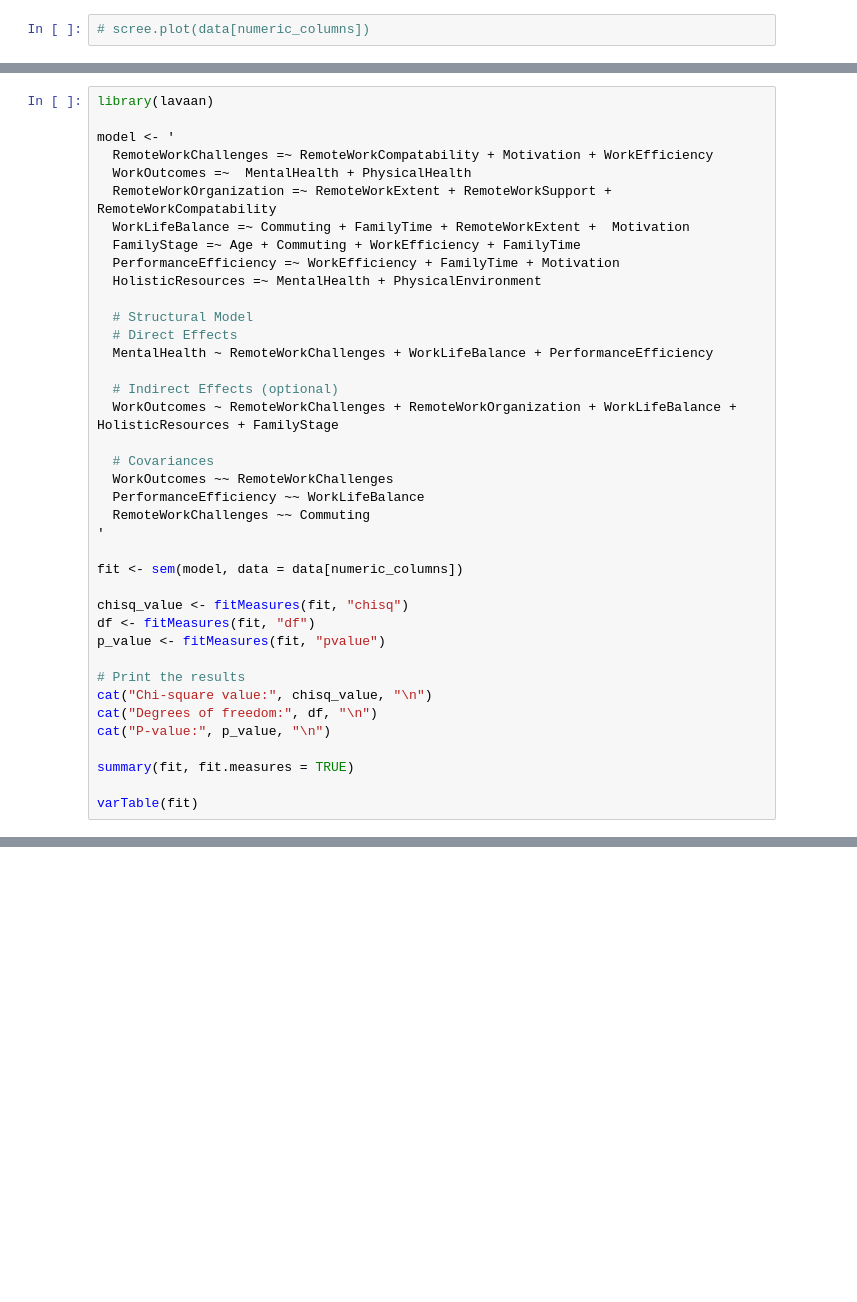
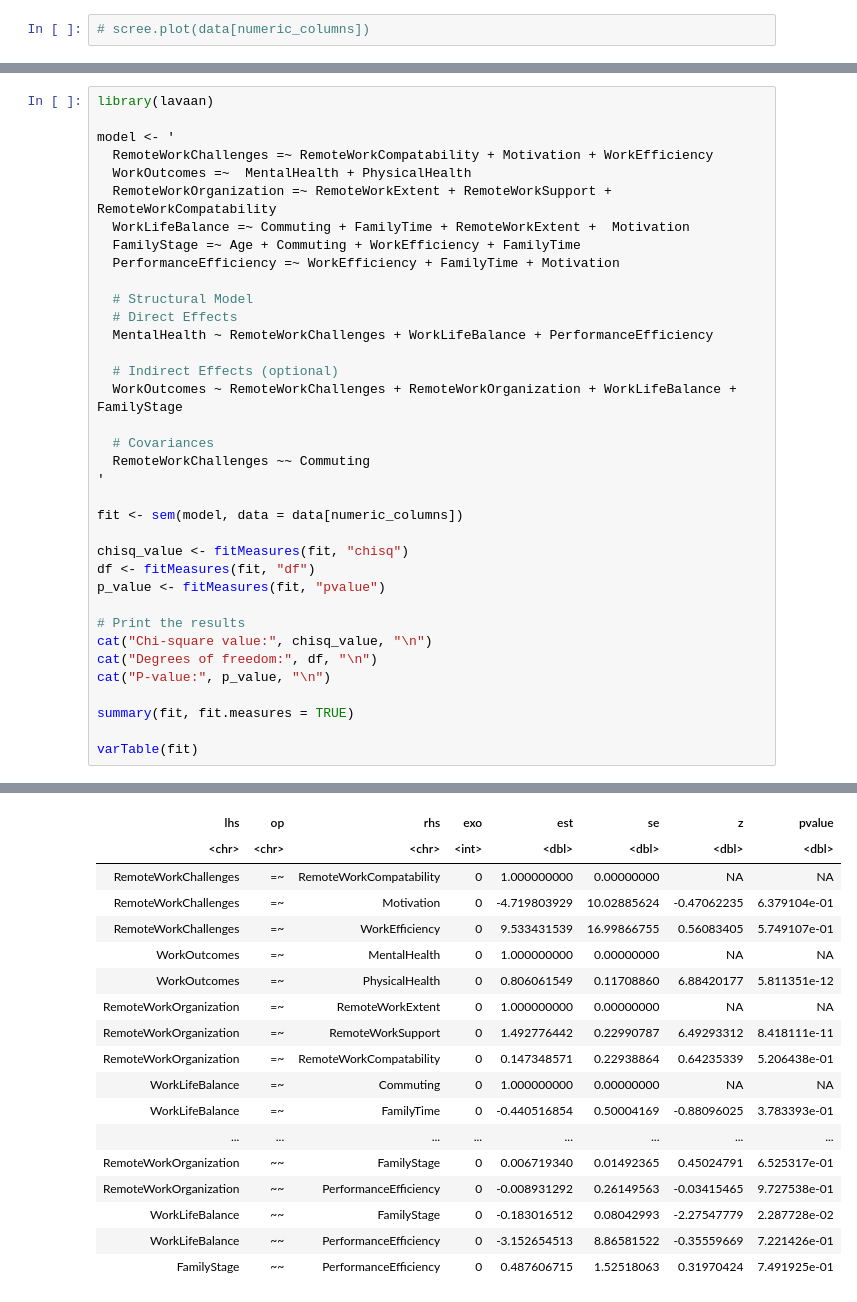
Before and after one commit to robertmackevic/dm-project, a Jupyter notebook: sem.ipynb, the cells around one changed output, grey strips where cells are left out. Saved outputs shown, nothing was run; the diff lists cells and outputs as text; blank space fills up the shorter version.

```diff
--- a/sem.ipynb
+++ b/sem.ipynb
@@ -72,18 +74,15 @@ model <- '
   WorkLifeBalance =~ Commuting + FamilyTime + RemoteWorkExtent +  Motivation
   FamilyStage =~ Age + Commuting + WorkEfficiency + FamilyTime
   PerformanceEfficiency =~ WorkEfficiency + FamilyTime + Motivation
-  HolisticResources =~ MentalHealth + PhysicalEnvironment
 
   # Structural Model
   # Direct Effects
   MentalHealth ~ RemoteWorkChallenges + WorkLifeBalance + PerformanceEfficiency
 
   # Indirect Effects (optional)
-  WorkOutcomes ~ RemoteWorkChallenges + RemoteWorkOrganization + WorkLifeBalance + HolisticResources + FamilyStage
+  WorkOutcomes ~ RemoteWorkChallenges + RemoteWorkOrganization + WorkLifeBalance + FamilyStage
 
   # Covariances
-  WorkOutcomes ~~ RemoteWorkChallenges
-  PerformanceEfficiency ~~ WorkLifeBalance
   RemoteWorkChallenges ~~ Commuting
 '
 
@@ -101,3 +100,4 @@ cat("P-value:", p_value, "\n")
 summary(fit, fit.measures = TRUE)
 
 varTable(fit)
+# %% [output]
@@ -103,0 +127,18 @@ varTable(fit)
+| lhs | op | rhs | exo | est | se | z | pvalue |
+| <chr> | <chr> | <chr> | <int> | <dbl> | <dbl> | <dbl> | <dbl> |
+| RemoteWorkChallenges | =~ | RemoteWorkCompatability | 0 | 1.000000000 | 0.00000000 | NA | NA |
+| RemoteWorkChallenges | =~ | Motivation | 0 | -4.719803929 | 10.02885624 | -0.47062235 | 6.379104e-01 |
+| RemoteWorkChallenges | =~ | WorkEfficiency | 0 | 9.533431539 | 16.99866755 | 0.56083405 | 5.749107e-01 |
+| WorkOutcomes | =~ | MentalHealth | 0 | 1.000000000 | 0.00000000 | NA | NA |
+| WorkOutcomes | =~ | PhysicalHealth | 0 | 0.806061549 | 0.11708860 | 6.88420177 | 5.811351e-12 |
+| RemoteWorkOrganization | =~ | RemoteWorkExtent | 0 | 1.000000000 | 0.00000000 | NA | NA |
+| RemoteWorkOrganization | =~ | RemoteWorkSupport | 0 | 1.492776442 | 0.22990787 | 6.49293312 | 8.418111e-11 |
+| RemoteWorkOrganization | =~ | RemoteWorkCompatability | 0 | 0.147348571 | 0.22938864 | 0.64235339 | 5.206438e-01 |
+| WorkLifeBalance | =~ | Commuting | 0 | 1.000000000 | 0.00000000 | NA | NA |
+| WorkLifeBalance | =~ | FamilyTime | 0 | -0.440516854 | 0.50004169 | -0.88096025 | 3.783393e-01 |
+| ... | ... | ... | ... | ... | ... | ... | ... |
+| RemoteWorkOrganization | ~~ | FamilyStage | 0 | 0.006719340 | 0.01492365 | 0.45024791 | 6.525317e-01 |
+| RemoteWorkOrganization | ~~ | PerformanceEfficiency | 0 | -0.008931292 | 0.26149563 | -0.03415465 | 9.727538e-01 |
+| WorkLifeBalance | ~~ | FamilyStage | 0 | -0.183016512 | 0.08042993 | -2.27547779 | 2.287728e-02 |
+| WorkLifeBalance | ~~ | PerformanceEfficiency | 0 | -3.152654513 | 8.86581522 | -0.35559669 | 7.221426e-01 |
+| FamilyStage | ~~ | PerformanceEfficiency | 0 | 0.487606715 | 1.52518063 | 0.31970424 | 7.491925e-01 |
```
Also changed, not shown: parts of 5 cells of this notebook.
